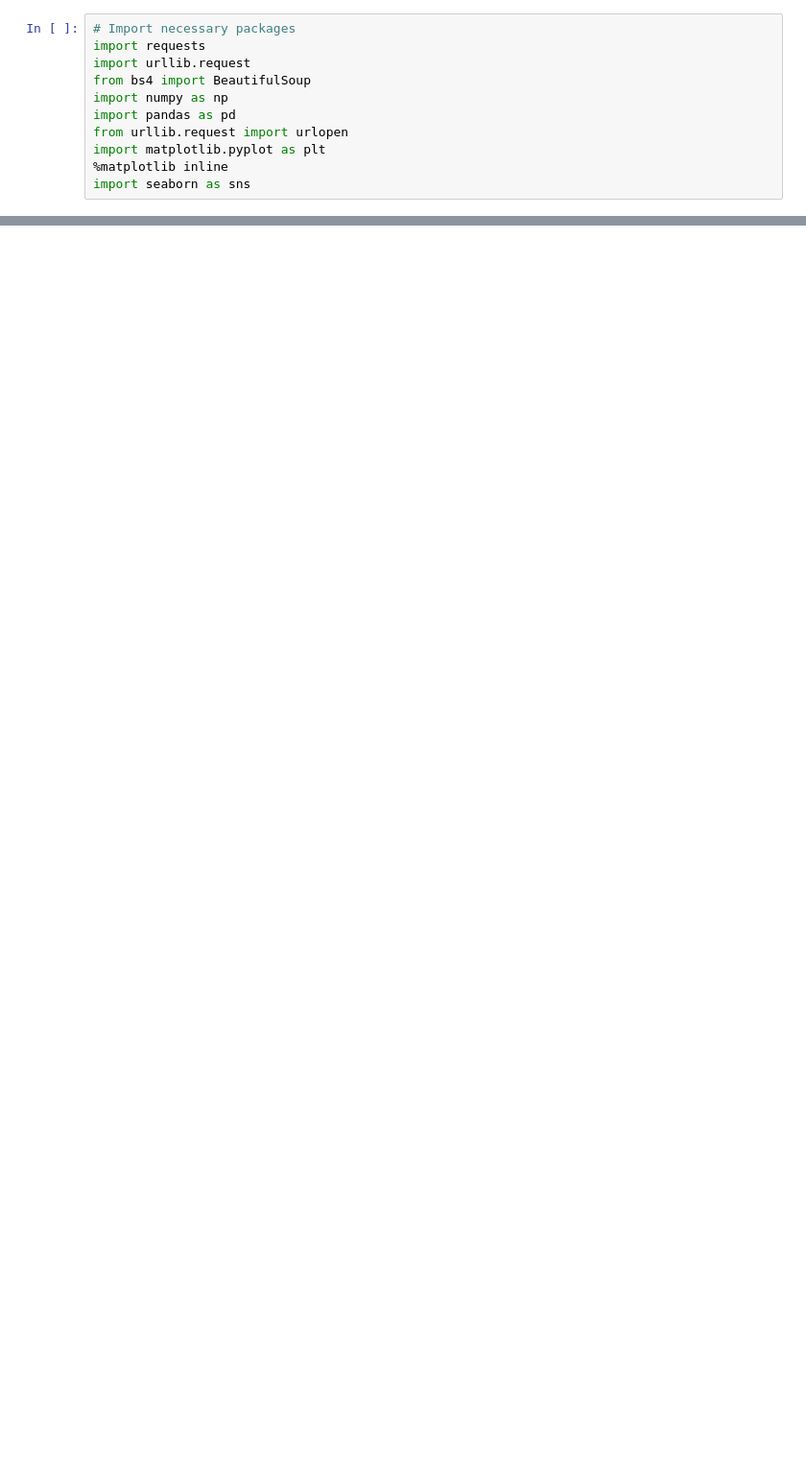
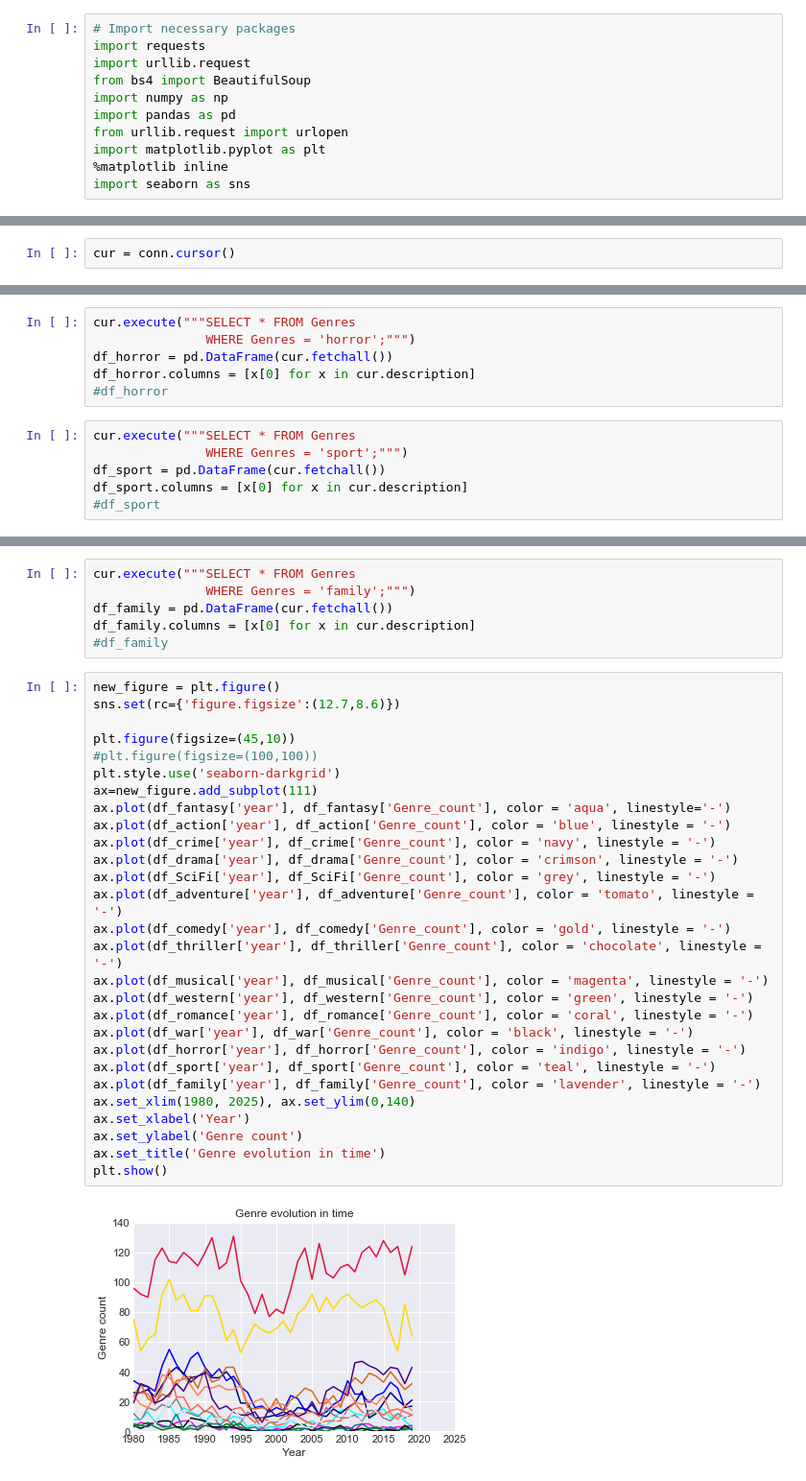
Before and after one commit to lauravlad/Events-and-movies, a Jupyter notebook: IMDB_scraping_popularity_for one year.ipynb, the cells around one changed output, grey strips where cells are left out. Shown at 96% size. Cells and saved outputs as stored; diff of their text form; blank space fills up the shorter version.

Commit message:
genre evolution done

```diff
--- a/IMDB_scraping_popularity_for one year.ipynb
+++ b/IMDB_scraping_popularity_for one year.ipynb
@@ -155,0 +358,2 @@ df.head()
+# %%
+cur = conn.cursor()
@@ -155,0 +451,12 @@ df.head()
+# %%
+cur.execute("""SELECT * FROM Genres
+               WHERE Genres = 'horror';""")
+df_horror = pd.DataFrame(cur.fetchall())
+df_horror.columns = [x[0] for x in cur.description]
+#df_horror
+# %%
+cur.execute("""SELECT * FROM Genres
+               WHERE Genres = 'sport';""")
+df_sport = pd.DataFrame(cur.fetchall())
+df_sport.columns = [x[0] for x in cur.description]
+#df_sport
@@ -155,0 +469,36 @@ df.head()
+# %%
+cur.execute("""SELECT * FROM Genres
+               WHERE Genres = 'family';""")
+df_family = pd.DataFrame(cur.fetchall())
+df_family.columns = [x[0] for x in cur.description]
+#df_family
+# %%
+new_figure = plt.figure()
+sns.set(rc={'figure.figsize':(12.7,8.6)})
+
+plt.figure(figsize=(45,10))
+#plt.figure(figsize=(100,100))
+plt.style.use('seaborn-darkgrid')
+ax=new_figure.add_subplot(111)
+ax.plot(df_fantasy['year'], df_fantasy['Genre_count'], color = 'aqua', linestyle='-')
+ax.plot(df_action['year'], df_action['Genre_count'], color = 'blue', linestyle = '-')
+ax.plot(df_crime['year'], df_crime['Genre_count'], color = 'navy', linestyle = '-')
+ax.plot(df_drama['year'], df_drama['Genre_count'], color = 'crimson', linestyle = '-')
+ax.plot(df_SciFi['year'], df_SciFi['Genre_count'], color = 'grey', linestyle = '-')
+ax.plot(df_adventure['year'], df_adventure['Genre_count'], color = 'tomato', linestyle = '-')
+ax.plot(df_comedy['year'], df_comedy['Genre_count'], color = 'gold', linestyle = '-')
+ax.plot(df_thriller['year'], df_thriller['Genre_count'], color = 'chocolate', linestyle = '-')
+ax.plot(df_musical['year'], df_musical['Genre_count'], color = 'magenta', linestyle = '-')
+ax.plot(df_western['year'], df_western['Genre_count'], color = 'green', linestyle = '-')
+ax.plot(df_romance['year'], df_romance['Genre_count'], color = 'coral', linestyle = '-')
+ax.plot(df_war['year'], df_war['Genre_count'], color = 'black', linestyle = '-')
+ax.plot(df_horror['year'], df_horror['Genre_count'], color = 'indigo', linestyle = '-')
+ax.plot(df_sport['year'], df_sport['Genre_count'], color = 'teal', linestyle = '-')
+ax.plot(df_family['year'], df_family['Genre_count'], color = 'lavender', linestyle = '-')
+ax.set_xlim(1980, 2025), ax.set_ylim(0,140)
+ax.set_xlabel('Year')
+ax.set_ylabel('Genre count')
+ax.set_title('Genre evolution in time')
+plt.show()
+# %% [output]
+[figure, added]
```
Also changed, not shown: parts of 63 cells of this notebook, 3 other files.
